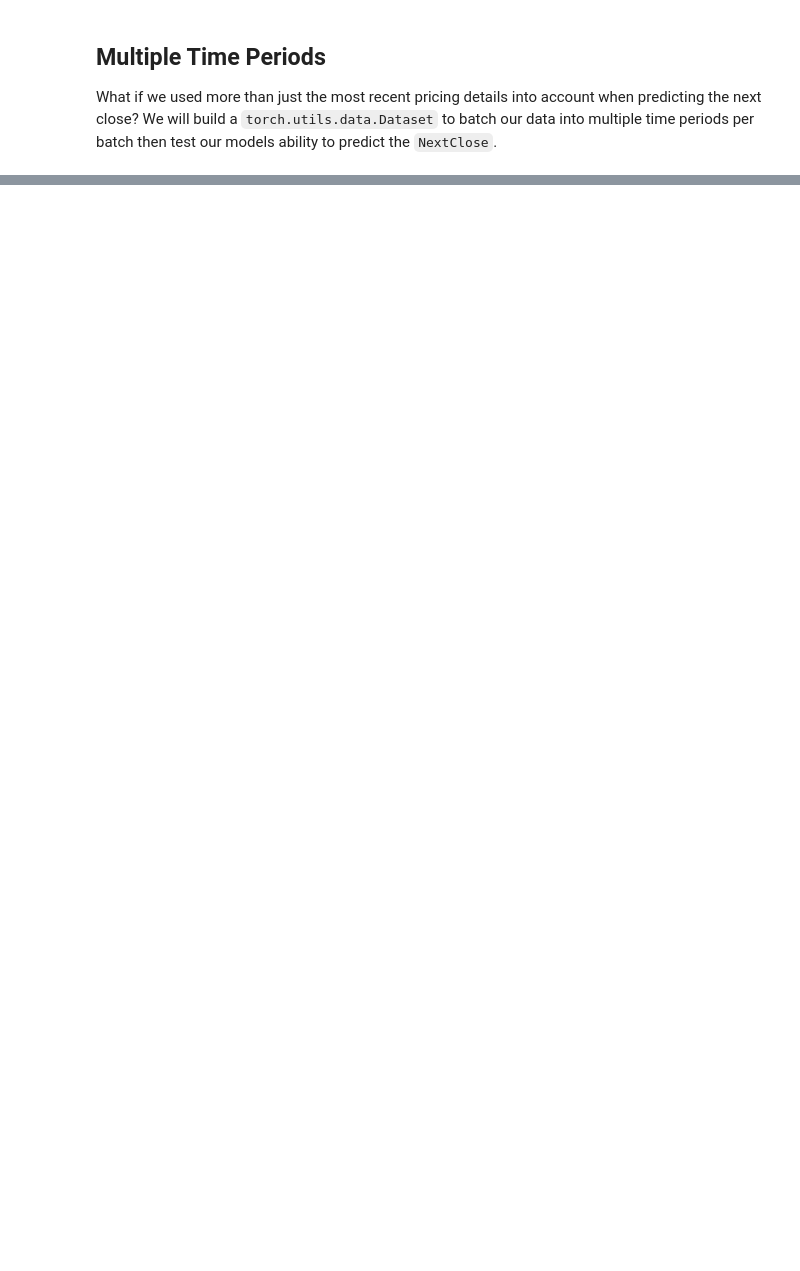
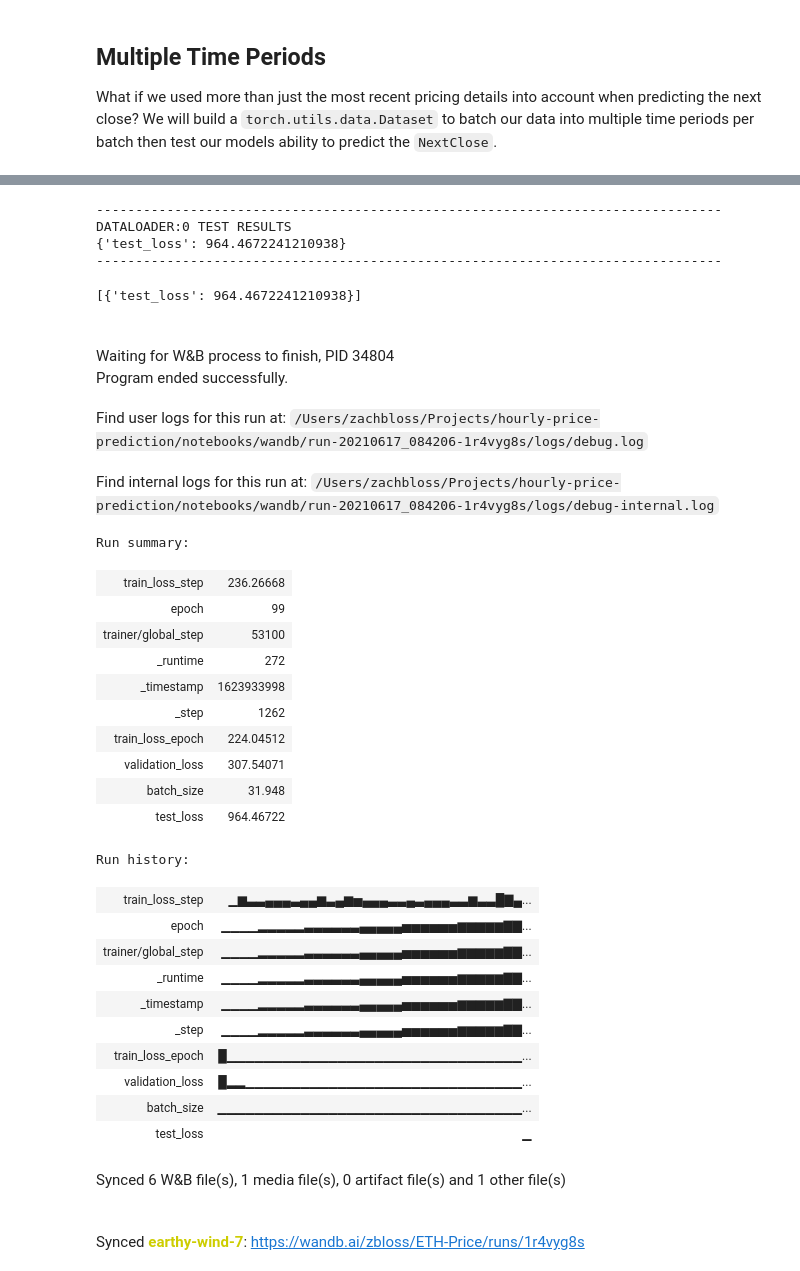
Before and after one commit to zbloss/hourly-price-prediction, a Jupyter notebook: notebooks/pytorch.ipynb, the cells around one changed output, grey strips where cells are left out. Drawn from its saved outputs; the diff is of its cells as text; code cells hidden in the pictures; blank space fills up the shorter version.

Commit message:
add sklearn training and testing

```diff
--- a/notebooks/pytorch.ipynb
+++ b/notebooks/pytorch.ipynb
@@ -193,0 +150,26 @@ df
+# %%
+pricing_dm = PricingDataModule(
+    path_to_csv='../data/processed/eth_hourly.csv',
+    batch_size=hparams['batch_size'],
+    time_periods_to_batch=time_periods
+)
+pricing_dm.setup()
+
+conv_model = ConvModel(
+    in_channels=hparams['time_periods_to_batch'],
+    out_channels=hparams['time_periods_to_batch']
+)
+
+lr_monitor = LearningRateMonitor(logging_interval='step')
+wandb_logger = WandbLogger(project='ETH-Price', log_model=True)
+
+trainer = Trainer(
+    logger=wandb_logger,
+    max_epochs=hparams['epochs'],
+    auto_lr_find=True,
+    auto_scale_batch_size=True,
+    callbacks=[lr_monitor]
+)
+# log gradients and model topology
+wandb_logger.watch(conv_model)
+wandb_logger.log_hyperparams(hparams)
@@ -193,0 +203,39 @@ df
+# %%
+trainer.test(conv_model, pricing_dm.test_dataloader(), )
+# %% [output]
+--------------------------------------------------------------------------------
+DATALOADER:0 TEST RESULTS
+{'test_loss': 964.4672241210938}
+--------------------------------------------------------------------------------
+[{'test_loss': 964.4672241210938}]
+# %%
+wandb_logger.experiment.finish()
+# %% [output]
+Waiting for W&B process to finish, PID 34804
+Program ended successfully.
+Find user logs for this run at: /Users/zachbloss/Projects/hourly-price-prediction/notebooks/wandb/run-20210617_084206-1r4vyg8s/logs/debug.log
+Find internal logs for this run at: /Users/zachbloss/Projects/hourly-price-prediction/notebooks/wandb/run-20210617_084206-1r4vyg8s/logs/debug-internal.log
+Run summary:
+| train_loss_step | 236.26668 |
+| epoch | 99 |
+| trainer/global_step | 53100 |
+| _runtime | 272 |
+| _timestamp | 1623933998 |
+| _step | 1262 |
+| train_loss_epoch | 224.04512 |
+| validation_loss | 307.54071 |
+| batch_size | 31.948 |
+| test_loss | 964.46722 |
+Run history:
+| train_loss_step | ▁▆▃▃▄▄▄▃▄▄▆▃▄▆▅▄▄▄▃▃▄▃▄▄▄▃▃▆▃▃█▇▄... |
+| epoch | ▁▁▁▁▂▂▂▂▂▃▃▃▃▃▃▄▄▄▄▄▅▅▅▅▅▅▆▆▆▆▆▇▇... |
+| trainer/global_step | ▁▁▁▁▂▂▂▂▂▃▃▃▃▃▃▄▄▄▄▄▅▅▅▅▅▅▆▆▆▆▆▇▇... |
+| _runtime | ▁▁▁▁▂▂▂▂▂▃▃▃▃▃▃▄▄▄▄▄▅▅▅▅▅▅▆▆▆▆▆▇▇... |
+| _timestamp | ▁▁▁▁▂▂▂▂▂▃▃▃▃▃▃▄▄▄▄▄▅▅▅▅▅▅▆▆▆▆▆▇▇... |
+| _step | ▁▁▁▁▂▂▂▂▂▃▃▃▃▃▃▄▄▄▄▄▅▅▅▅▅▅▆▆▆▆▆▇▇... |
+| train_loss_epoch | █▁▁▁▁▁▁▁▁▁▁▁▁▁▁▁▁▁▁▁▁▁▁▁▁▁▁▁▁▁▁▁▁... |
+| validation_loss | █▂▂▁▁▁▁▁▁▁▁▁▁▁▁▁▁▁▁▁▁▁▁▁▁▁▁▁▁▁▁▁▁... |
+| batch_size | ▁▁▁▁▁▁▁▁▁▁▁▁▁▁▁▁▁▁▁▁▁▁▁▁▁▁▁▁▁▁▁▁▁... |
+| test_loss | ▁ |
+Synced 6 W&B file(s), 1 media file(s), 0 artifact file(s) and 1 other file(s)
+Synced earthy-wind-7: https://wandb.ai/zbloss/ETH-Price/runs/1r4vyg8s
```
Also changed, not shown: parts of 15 cells of this notebook, 5 other files.
